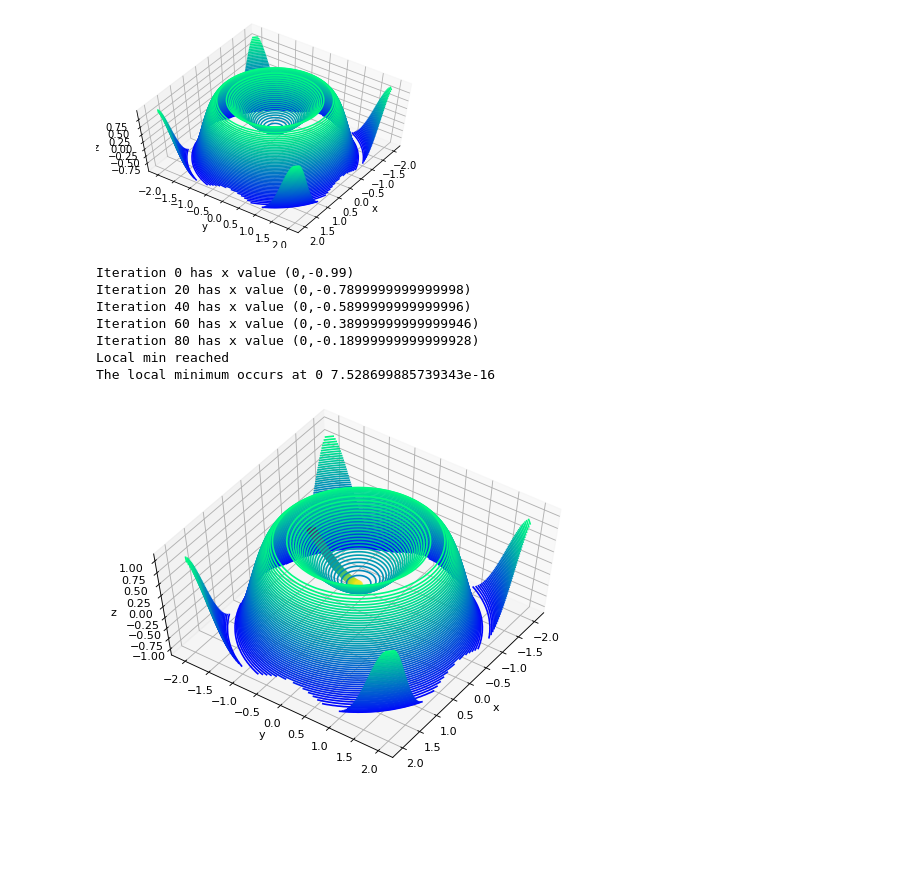
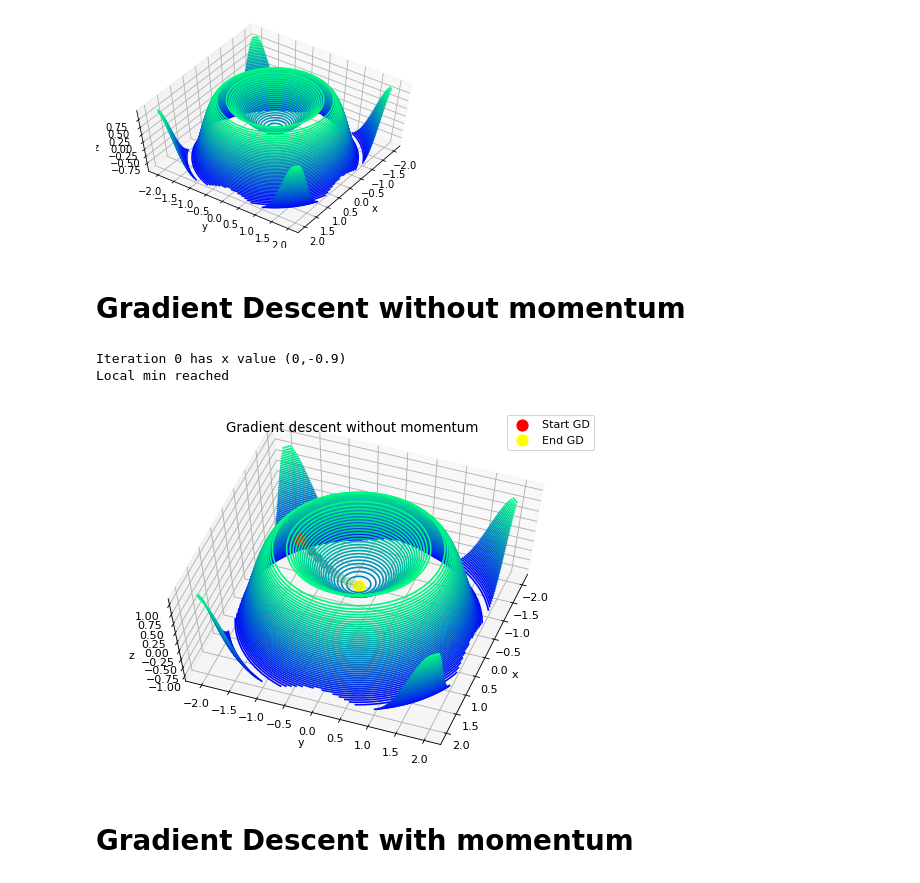
Before and after one commit to Apiquet/fcn_from_scratch, a Jupyter notebook: known_function/gradient_descent_3D.ipynb, the cells around one changed output. Drawn from its saved outputs; the diff is of its cells as text; code cells hidden in the pictures; blank space fills up the shorter version.

Commit message:
3D gradient descent with momentum

```diff
--- a/known_function/gradient_descent_3D.ipynb
+++ b/known_function/gradient_descent_3D.ipynb
@@ -31,9 +33,11 @@ def find_direction(X0, Y0, lr):
             results_xy.append([X0 + step_x, Y0 + step_y])
     min_idx = results_z.index(min(results_z))
     return results_xy[min_idx]
+# %% [markdown]
+# Gradient Descent without momentum
 # %%
 max_iter = 300
-lr = 0.01
+lr = 0.1
 X0 = 0
 Y0 = -1
 cur_iter = 0
@@ -63,26 +67,24 @@ while True:
     elif cur_iter%20 == 0:
         print("Iteration {} has x value ({},{})".format(cur_iter, X1, Y1))
     cur_iter = cur_iter + 1
-
-
-print("The local minimum occurs at", X1, Y1)
 # %% [output]
-Iteration 0 has x value (0,-0.99)
-Iteration 20 has x value (0,-0.7899999999999998)
-Iteration 40 has x value (0,-0.5899999999999996)
-Iteration 60 has x value (0,-0.38999999999999946)
-Iteration 80 has x value (0,-0.18999999999999928)
+Iteration 0 has x value (0,-0.9)
 Local min reached
-The local minimum occurs at 0 7.528699885739343e-16
 # %%
 fig = plt.figure(num=None, figsize=(8, 6), dpi=80, facecolor='w', edgecolor='k')
 ax = plt.axes(projection='3d')
 color = [item/255 for item in list(range(len(steps_x)))]
 ax.scatter(steps_x, steps_y, steps_z, s=50, c=color)
+ax.scatter(steps_x[0], steps_y[0], steps_z[0], s=100, c='red', label='Start GD')
+ax.scatter(steps_x[-1], steps_y[-1], steps_z[-1], s=100, c='yellow', label='End GD')
 ax.contour3D(X, Y, Z, 50, cmap='winter')
+plt.title('Gradient descent without momentum')
+plt.legend()
 ax.set_xlabel('x')
 ax.set_ylabel('y')
 ax.set_zlabel('z')
-ax.view_init(60, 35)
+ax.view_init(65, 20)
 # %% [output]
-[figure, old version]
+[figure, new version]
+# %% [markdown]
+# Gradient Descent with momentum
```
Also changed, not shown: parts of 4 cells of this notebook.
